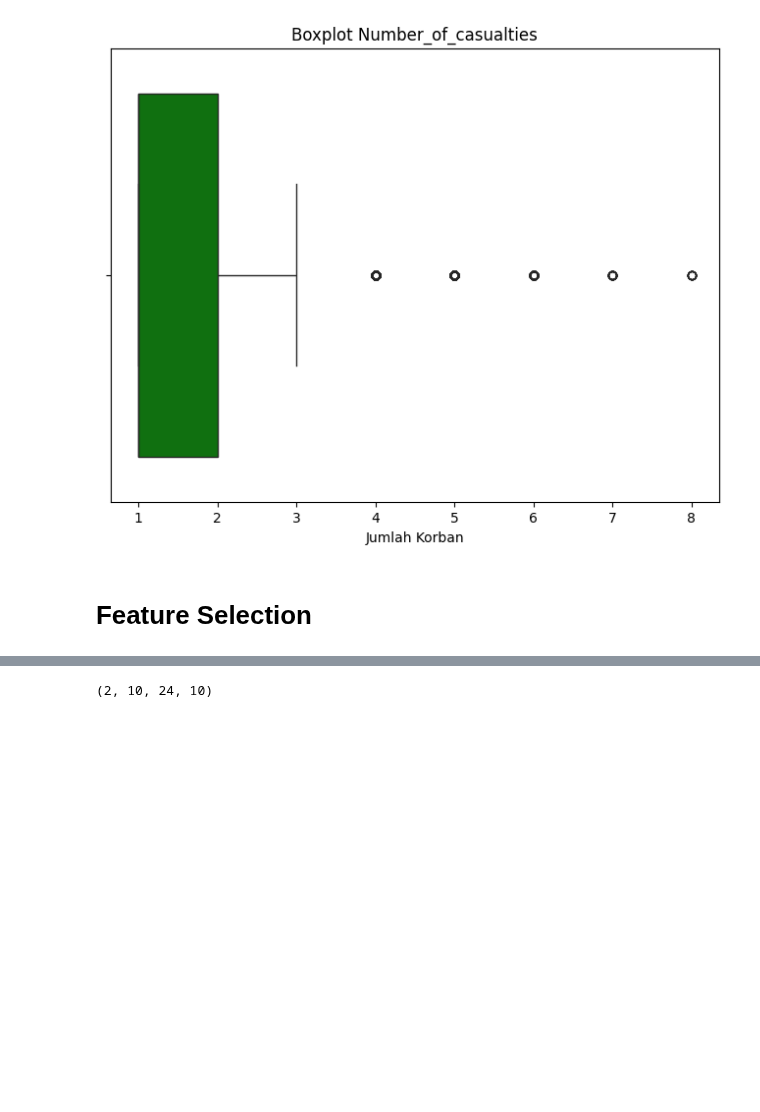
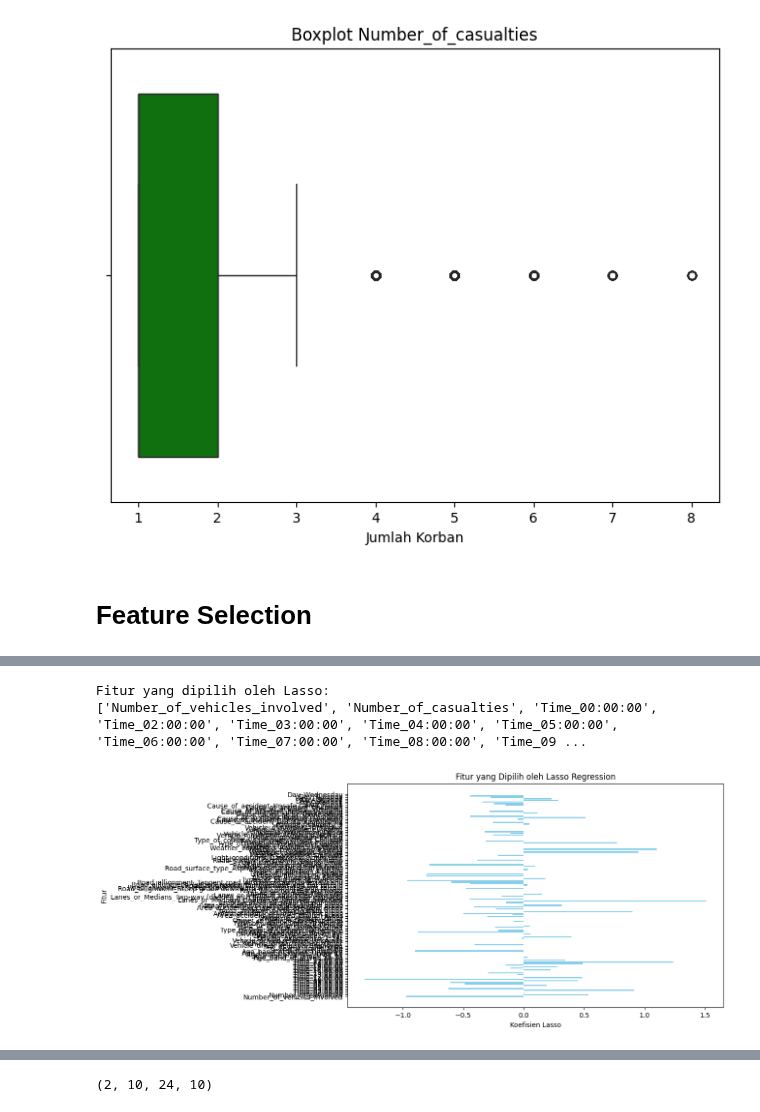
Before and after one commit to ahmadnafi30/3-AhmadNafiMubarok_OrieAbyanMaulana, a Jupyter notebook: code/buildModel.ipynb, the cells around one changed output, grey strips where cells are left out. Drawn from its saved outputs; the diff is of its cells as text; code cells hidden in the pictures; blank space fills up the shorter version.

```diff
--- a/code/buildModel.ipynb
+++ b/code/buildModel.ipynb
@@ -439,8 +439,8 @@ df_ohe.head()
 # %%
 df_ohe.dropna(axis=0, inplace=True)
 # %%
-X = df_ohe.drop(columns=['Accident_severity'])
-y = df_ohe['Accident_severity']
+X_ohe = df_ohe.drop(columns=['Accident_severity'])
+y_ohe = df_ohe['Accident_severity']
 
-X_train, X_test, y_train, y_test = train_test_split(X, y, test_size=0.2, random_state=42, stratify=y)
+X_train_ohe, X_test_ohe, y_train_ohe, y_test_ohe = train_test_split(X_ohe, y_ohe, test_size=0.2, random_state=42, stratify=y_ohe)
 # %%
@@ -1847,0 +1835,24 @@ selected_lasso_features
+# %%
+lasso = LogisticRegression(penalty="l1", solver="liblinear", random_state=42)
+lasso.fit(X_train_ohe, y_train_ohe)
+
+model = SelectFromModel(lasso, prefit=True)
+selected_lasso_features = X_train_ohe.columns[model.get_support()].tolist()
+
+print("Fitur yang dipilih oleh Lasso:")
+print(selected_lasso_features)
+
+coefficients = lasso.coef_[0]
+
+selected_coefficients = coefficients[[X_train_ohe.columns.get_loc(f) for f in selected_lasso_features]]
+
+plt.figure(figsize=(10, 6))
+plt.barh(selected_lasso_features, selected_coefficients, color='skyblue')
+plt.xlabel('Koefisien Lasso')
+plt.ylabel('Fitur')
+plt.title('Fitur yang Dipilih oleh Lasso Regression')
+plt.show()
+# %% [output]
+Fitur yang dipilih oleh Lasso:
+['Number_of_vehicles_involved', 'Number_of_casualties', 'Time_00:00:00', 'Time_02:00:00', 'Time_03:00:00', 'Time_04:00:00', 'Time_05:00:00', 'Time_06:00:00', 'Time_07:00:00', 'Time_08:00:00', 'Time_09 ...
+[figure, added]
```
Also changed, not shown: parts of 38 cells of this notebook.
